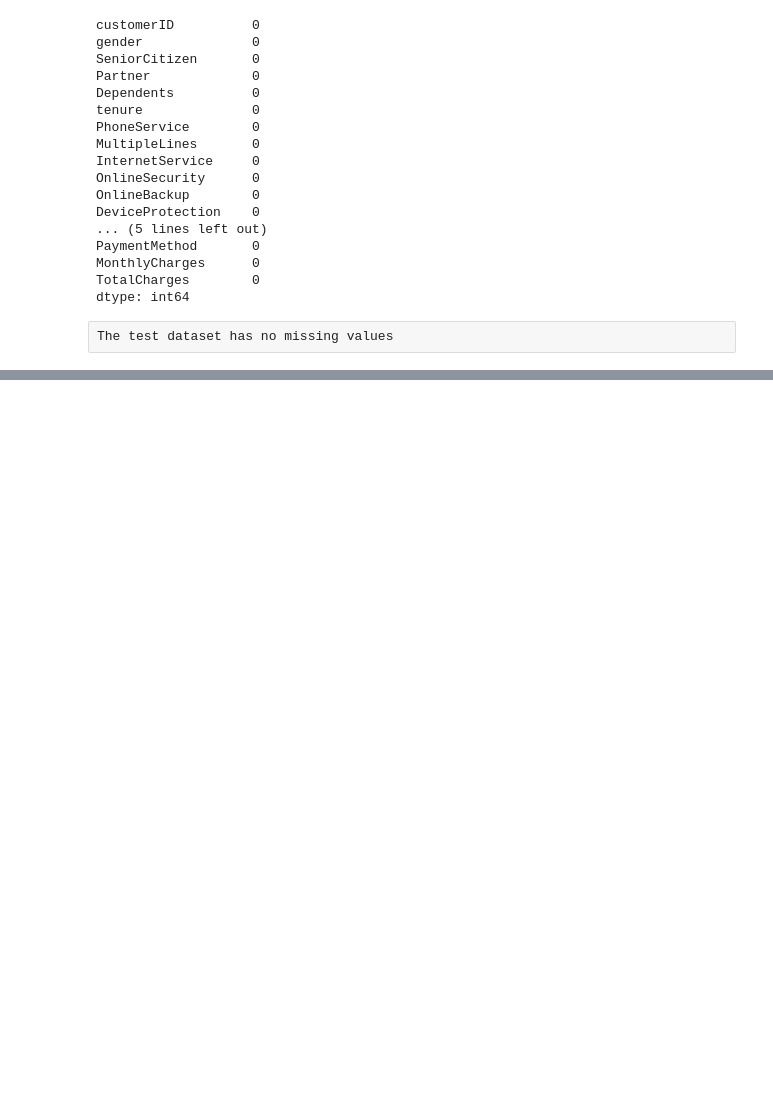
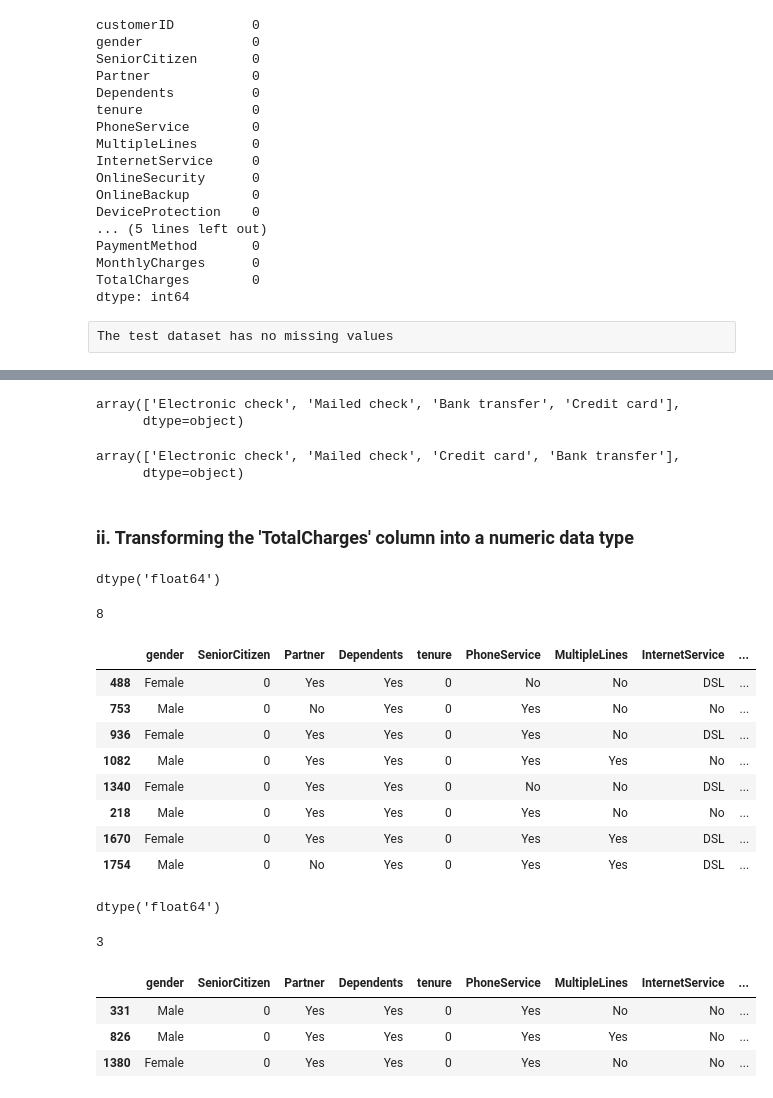
Before and after one commit to rasmodev/Customer-Churn-Prediction-Machine-Learning-Classification-Project, a Jupyter notebook: Classification_Telco_customer_churn.ipynb, the cells around one changed output, grey strips where cells are left out. Drawn from its saved outputs; the diff is of its cells as text; code cells hidden in the pictures; blank space fills up the shorter version.

```diff
--- a/Classification_Telco_customer_churn.ipynb
+++ b/Classification_Telco_customer_churn.ipynb
@@ -411,0 +439,5 @@ The test dataset has no missing values
+# %%
+#The customerID column has no use in explaining whether or not the customer will churn.
+# drop the customerID column from the train dataset
+train_df.drop(columns='customerID', inplace=True)
+train_df.columns
@@ -411,0 +552,67 @@ The test dataset has no missing values
+# %%
+# Remove 'automatic' from payment method names in the train dataset
+train_df['PaymentMethod'] = train_df['PaymentMethod'].str.replace(' (automatic)', '', regex=False)
+
+# Unique elements of the 'PaymentMethod' column after the modification
+train_df['PaymentMethod'].unique()
+# %% [output]
+array(['Electronic check', 'Mailed check', 'Bank transfer', 'Credit card'],
+      dtype=object)
+# %%
+# Remove 'automatic' from payment method names in the test dataset
+test_df['PaymentMethod'] = test_df['PaymentMethod'].str.replace(' (automatic)', '', regex=False)
+
+# Unique elements of the 'PaymentMethod' column after the modification
+test_df['PaymentMethod'].unique()
+# %% [output]
+array(['Electronic check', 'Mailed check', 'Credit card', 'Bank transfer'],
+      dtype=object)
+# %% [markdown]
+### ii. Transforming the 'TotalCharges' column into a numeric data type
+# %%
+# Transform the 'TotalCharges' column in the train dataset into a numeric data type
+train_df['TotalCharges'] = pd.to_numeric(train_df['TotalCharges'], errors='coerce')
+
+#confirm the datatype
+train_df['TotalCharges'].dtype
+# %% [output]
+dtype('float64')
+# %%
+# Check for null values the column
+train_df['TotalCharges'].isnull().sum()
+# %% [output]
+8
+# %%
+# Null observations of the column
+train_df[train_df['TotalCharges'].isnull()]
+# %% [output]
+|  | gender | SeniorCitizen | Partner | Dependents | tenure | PhoneService | MultipleLines | InternetService | ... |
+| 488 | Female | 0 | Yes | Yes | 0 | No | No | DSL | ... |
+| 753 | Male | 0 | No | Yes | 0 | Yes | No | No | ... |
+| 936 | Female | 0 | Yes | Yes | 0 | Yes | No | DSL | ... |
+| 1082 | Male | 0 | Yes | Yes | 0 | Yes | Yes | No | ... |
+| 1340 | Female | 0 | Yes | Yes | 0 | No | No | DSL | ... |
+| 218 | Male | 0 | Yes | Yes | 0 | Yes | No | No | ... |
+| 1670 | Female | 0 | Yes | Yes | 0 | Yes | Yes | DSL | ... |
+| 1754 | Male | 0 | No | Yes | 0 | Yes | Yes | DSL | ... |
+# %%
+# Transform the 'TotalCharges' column in the test dataset into a numeric data type
+test_df['TotalCharges'] = pd.to_numeric(test_df['TotalCharges'], errors='coerce')
+
+#confirm the datatype
+test_df['TotalCharges'].dtype
+# %% [output]
+dtype('float64')
+# %%
+# Check for null values the  column
+test_df['TotalCharges'].isnull().sum()
+# %% [output]
+3
+# %%
+# Null observations of the column
+test_df[test_df['TotalCharges'].isnull()]
+# %% [output]
+|  | gender | SeniorCitizen | Partner | Dependents | tenure | PhoneService | MultipleLines | InternetService | ... |
+| 331 | Male | 0 | Yes | Yes | 0 | Yes | No | No | ... |
+| 826 | Male | 0 | Yes | Yes | 0 | Yes | Yes | No | ... |
+| 1380 | Female | 0 | Yes | Yes | 0 | Yes | No | No | ... |
```
Also changed, not shown: parts of 24 cells of this notebook.
